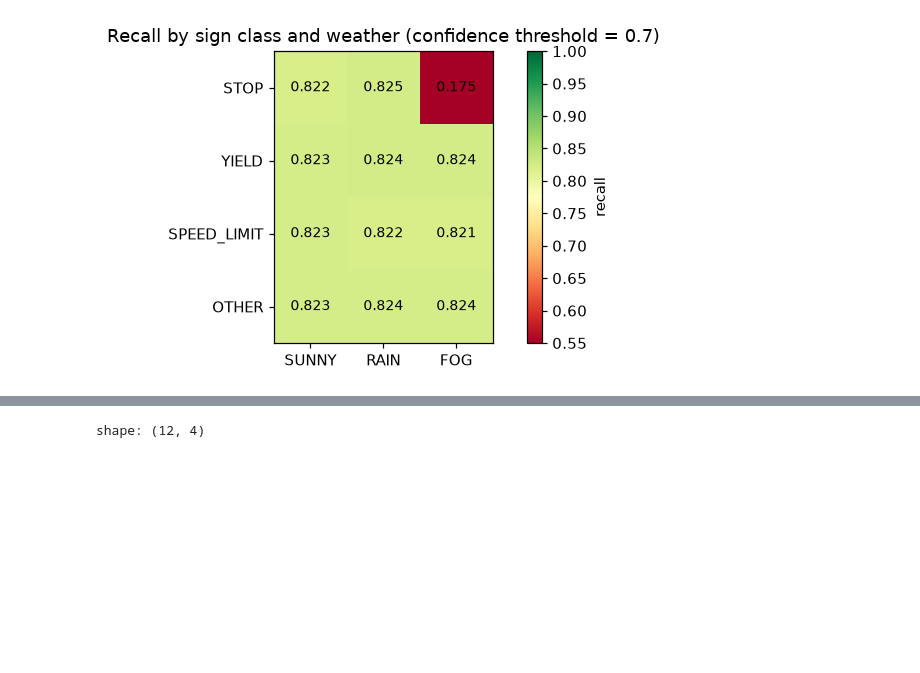
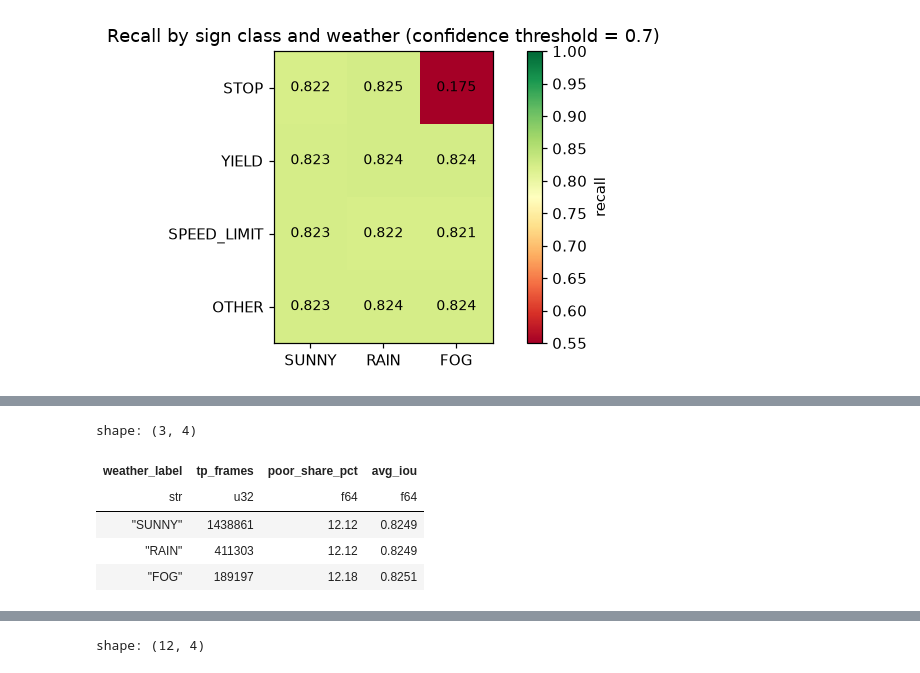
Before and after one commit to sepawid/av-portfolio, a Jupyter notebook: notebooks/exploration.ipynb, the cells around one changed output, grey strips where cells are left out. Drawn from its saved outputs; the diff is of its cells as text; code cells hidden in the pictures; blank space fills up the shorter version.

```diff
--- a/notebooks/exploration.ipynb
+++ b/notebooks/exploration.ipynb
@@ -158,0 +167,24 @@ plt.show()
+# %%
+tps = df.filter(pl.col("is_true_positive") == 1)
+
+localization = (
+    tps.group_by("weather")
+    .agg(
+        pl.len().alias("tp_frames"),
+        (pl.col("is_poor_localization").mean() * 100).round(2).alias("poor_share_pct"),
+        pl.col("bbox_iou").mean().round(4).alias("avg_iou"),
+    )
+    .sort("weather")
+    .with_columns(
+        pl.col("weather").replace_strict(WEATHER_NAMES, return_dtype=pl.Utf8).alias("weather_label")
+    )
+    .select("weather_label", "tp_frames", "poor_share_pct", "avg_iou")
+)
+localization
+# %% [output]
+shape: (3, 4)
+| weather_label | tp_frames | poor_share_pct | avg_iou |
+| str | u32 | f64 | f64 |
+| "SUNNY" | 1438861 | 12.12 | 0.8249 |
+| "RAIN" | 411303 | 12.12 | 0.8249 |
+| "FOG" | 189197 | 12.18 | 0.8251 |
```
Also changed, not shown: parts of 9 cells of this notebook, 10 other files.
